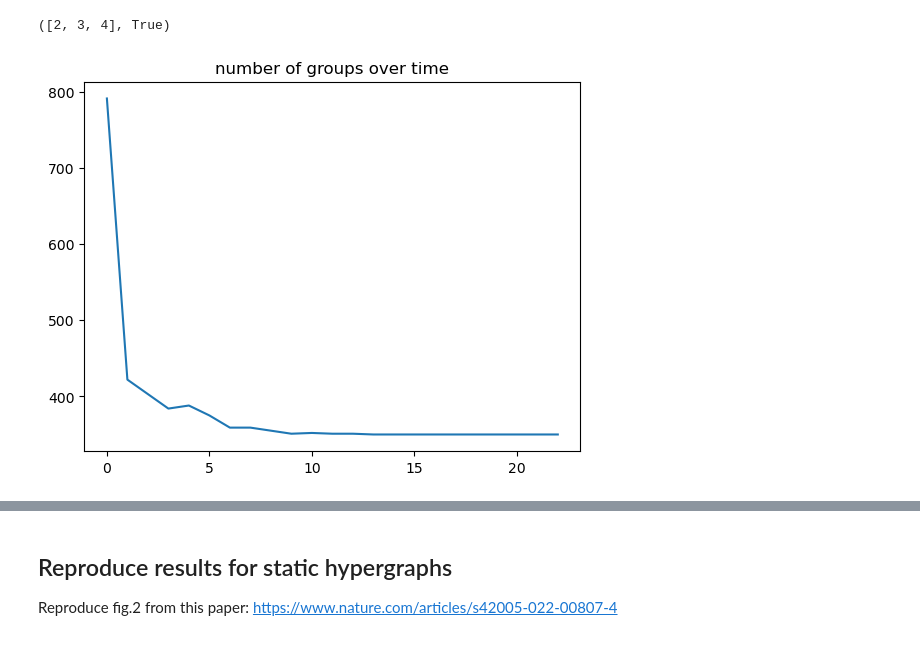
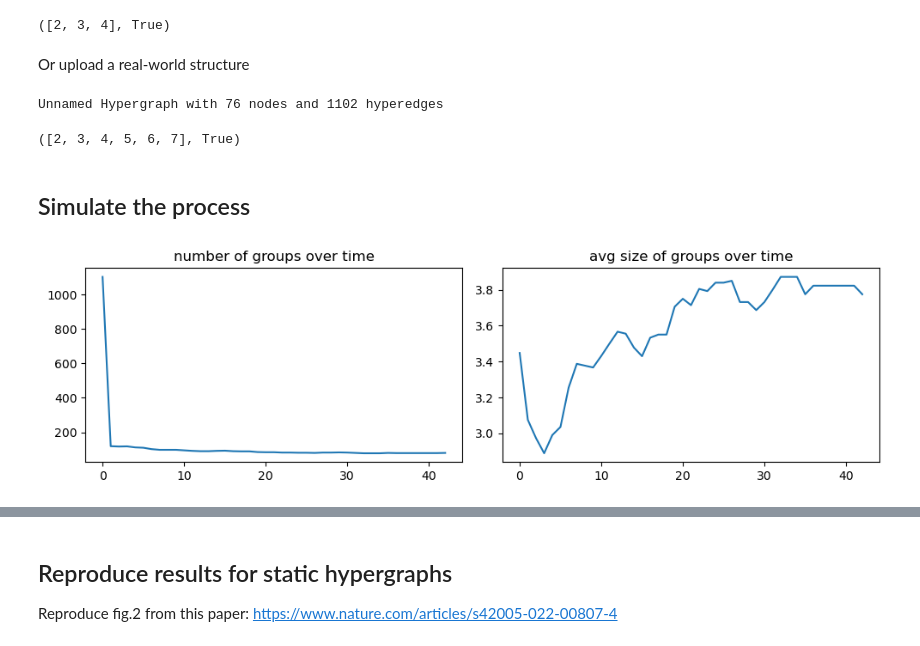
Before and after one commit to cosimoagostinelli/H-or_adaptive_Deffuant, a Jupyter notebook: test.ipynb, the cells around one changed output, grey strips where cells are left out. Cells and saved outputs as stored; diff of their text form; code cells hidden in the pictures.

```diff
--- a/test.ipynb
+++ b/test.ipynb
@@ -15,17 +19,40 @@ xgi.unique_edge_sizes(H), xgi.is_connected(H)
 # %% [output]
 Unnamed Hypergraph with 300 nodes and 791 hyperedges
 ([2, 3, 4], True)
+# %% [markdown]
+Or upload a real-world structure
+# %%
+with open('../data/SocioPatterns/aggr_15min_cliques_thr1_LH10.json') as file:
+            data = json.load(file)
+H = xgi.from_hyperedge_list(data)
+# relabel and remove eventual multiple edges
+H.cleanup(isolates=True, singletons=True, connected=False)
+print(H)
+xgi.unique_edge_sizes(H), xgi.is_connected(H)
+# %% [output]
+Unnamed Hypergraph with 76 nodes and 1102 hyperedges
+([2, 3, 4, 5, 6, 7], True)
+# %% [markdown]
+## Simulate the process
 # %%
-epsilon = 0.1
+epsilon = 0.05
 Model = HAD_model(epsilon, H.edges.members())
 results = Model.simulate()
 T = len(results['groups'])
 # %%
 ng_t = [len(results['groups'][i]) for i in range(T)]
+s_avg_t = []
+for t in range(T):
+    sizes_t = [len(group) for group in results['groups'][t]]
+    s_avg_t.append(np.mean(sizes_t))
 
-plt.plot(ng_t)
-#plt.ylim(775,792)
-plt.title('number of groups over time')
+fig, axs = plt.subplots(1,2, figsize=(10,3))
+axs[0].plot(ng_t)
+axs[0].set_title('number of groups over time')
+axs[1].plot(s_avg_t)
+axs[1].set_title('avg size of groups over time')
+
+plt.tight_layout()
 plt.show()
 # %% [output]
-[figure, old version]
+[figure, new version]
```
Also changed, not shown: parts of 12 cells of this notebook, 1 other file.
